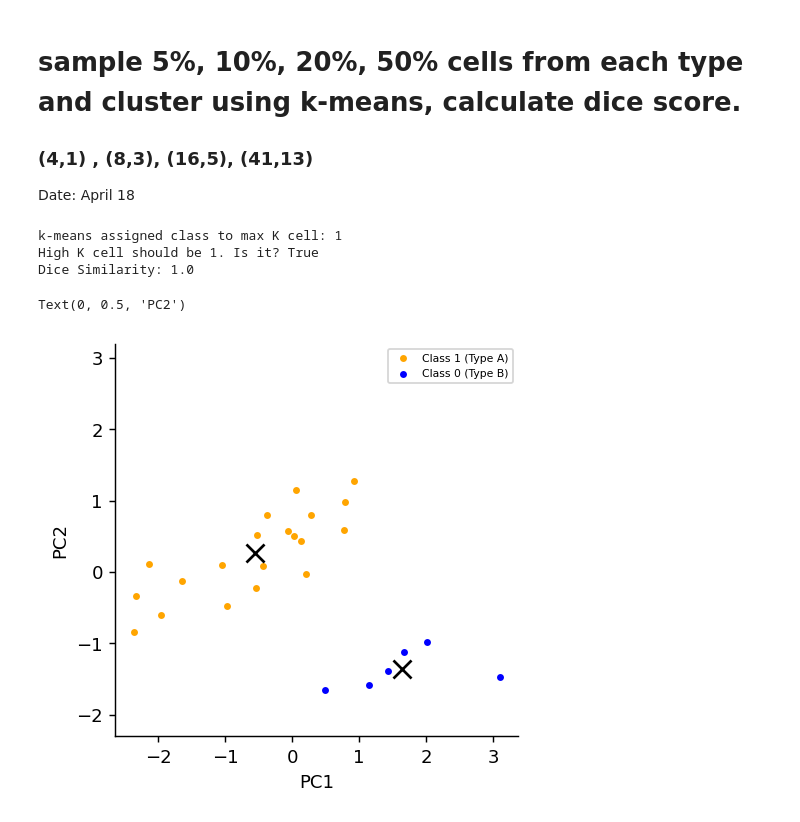
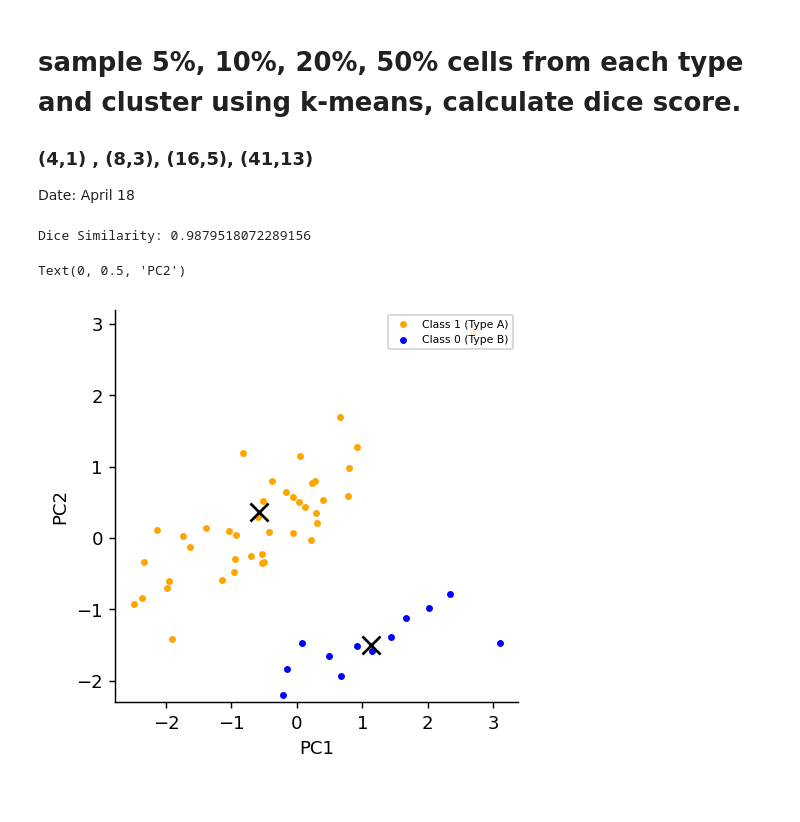
Before and after one commit to arshadzahangirchowdhury/ROI-Finder, a Jupyter notebook: roifinder_workflows/Training_size_analysis.ipynb, the cells around one changed output. Saved outputs shown, nothing was run; the diff lists cells and outputs as text; code cells hidden in the pictures.

```diff
--- a/roifinder_workflows/Training_size_analysis.ipynb
+++ b/roifinder_workflows/Training_size_analysis.ipynb
@@ -35,7 +37,7 @@ def dice(pred, true, k = 1):
 # dice_score = dice(y_pred, y_true, k = 255) #k =255 or 1 or other target values
 # print ("Dice Similarity: {}".format(dice_score))
 
-def check_kmeans_class(dataframe):
+def check_kmeans_class(dataframe, verbosity=False):
     '''
     inputs
 
@@ -44,9 +46,9 @@ def check_kmeans_class(dataframe):
     returns: dataframe is flipped, 0's are returned as 1 and 1's would be returned as 0's in the Class column of the dataframe to keep consistency.
 
     '''
-
-    print('k-means assigned class to max K cell:', dataframe.iloc[dataframe['K'].idxmax()]['Class'])
-    print('High K cell should be 1. Is it?', dataframe.iloc[dataframe['K'].idxmax()]['Class'] ==1 )
+    if verbosity != False:
+        print('k-means assigned class to max K cell:', dataframe.iloc[dataframe['K'].idxmax()]['Class'])
+        print('High K cell should be 1. Is it?', dataframe.iloc[dataframe['K'].idxmax()]['Class'] ==1 )
 
 
     if dataframe.iloc[dataframe['K'].idxmax()]['Class'] != 1:
@@ -408,8 +410,8 @@ adj_rand_index_list = []
 dice_score_list = []
 
 
-sampled_Type_A_Df=type_A_Df.sample(n=20, replace=False, random_state=0)
-sampled_Type_B_Df=type_B_Df.sample(n=6, replace=False, random_state=0)
+sampled_Type_A_Df=type_A_Df.sample(n=41, replace=False, random_state=0)
+sampled_Type_B_Df=type_B_Df.sample(n=13, replace=False, random_state=0)
 
 #     sampled_Df=sampled_Type_A_Df
 sampled_Df =pd.concat([sampled_Type_A_Df, sampled_Type_B_Df], axis = 0)
@@ -447,34 +449,32 @@ dice_score_list.append(dice_score)
 # pp.fig.legend(handles=leg_handles, labels=leg_labels, loc='upper right', ncol=1)
 # pp._legend.remove() # remove existing legend
 # pp.set(xlabel='PC1',
 #        ylabel='PC2',
 #        title='50% sampled data from each type')
 
 # plt.scatter(kmeans.cluster_centers_[:,0],kmeans.cluster_centers_[:,1], marker='x',s=1000, facecolors='black')
 # plt.tight_layout()
 # plt.savefig('../figures/pc_space_km_clustered_10.jpg')
 
 
 plt.figure(figsize=(4,4),dpi=130)
 
 plt.scatter(sampled_Df[sampled_Df['Class']== 1]['PC1'].to_numpy(),
             sampled_Df[sampled_Df['Class']== 1]['PC2'].to_numpy(),
             color='orange',s=8, label='Class 1 (Type A)')
 
 plt.scatter(sampled_Df[sampled_Df['Class']== 0]['PC1'].to_numpy(),
             sampled_Df[sampled_Df['Class']== 0]['PC2'].to_numpy(),
             color='blue',s=8, label='Class 0 (Type B)')
 # plt.title('100% sampled data from each type')
 plt.scatter(kmeans.cluster_centers_[:,0],kmeans.cluster_centers_[:,1], marker='x',s=100, facecolors='black')
 
 plt.legend(loc=1, prop={'size': 6})
 
 plt.ylim([-2.3, 3.2])
 plt.xlabel('PC1')
 plt.ylabel('PC2')
 # %% [output]
-k-means assigned class to max K cell: 1
-High K cell should be 1. Is it? True
-Dice Similarity: 1.0
+Dice Similarity: 0.9879518072289156
 Text(0, 0.5, 'PC2')
-[figure, old version]
+[figure, new version]
```
Also changed, not shown: parts of 8 cells of this notebook, 8 other files.
